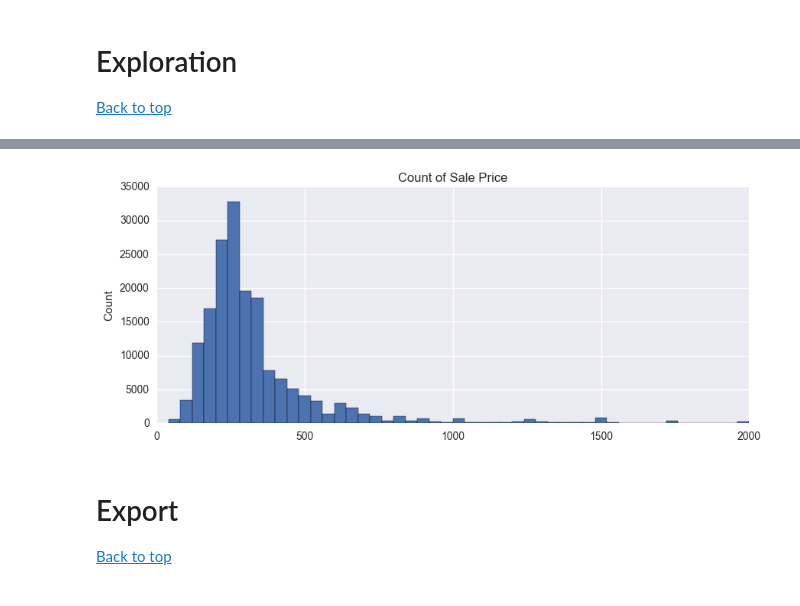
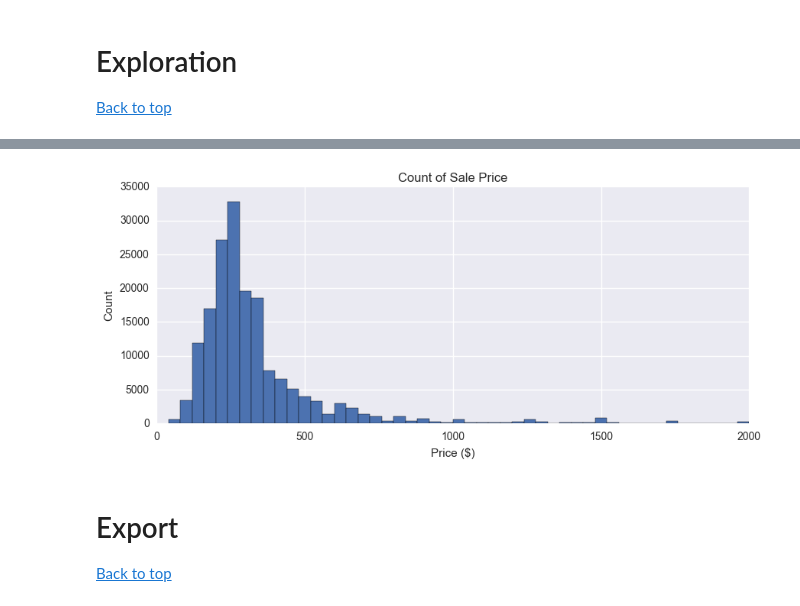
Before and after one commit to maludee/sneaker-forecast-app, a Jupyter notebook: price_model_by_day.ipynb, the cells around one changed output, grey strips where cells are left out. Saved outputs shown, nothing was run; the diff lists cells and outputs as text; code cells hidden in the pictures.

Commit message:
updated charts

```diff
--- a/price_model_by_day.ipynb
+++ b/price_model_by_day.ipynb
@@ -336,7 +337,7 @@ make_bar(sales_history, 'size_number', 'sale_price')
 # %%
-make_hist(sales_history, 'sale_price', range=[0,2000], title='Count of Sale Price')
+make_hist(sales_history, 'sale_price', range=[0,2000], title='Count of Sale Price', xlabel="Price ($)")
 # %% [output]
-[figure, old version]
+[figure, new version]
 # %% [markdown]
 <a id='export'></a>
 # Export
```
Also changed, not shown: parts of 3 cells of this notebook.
